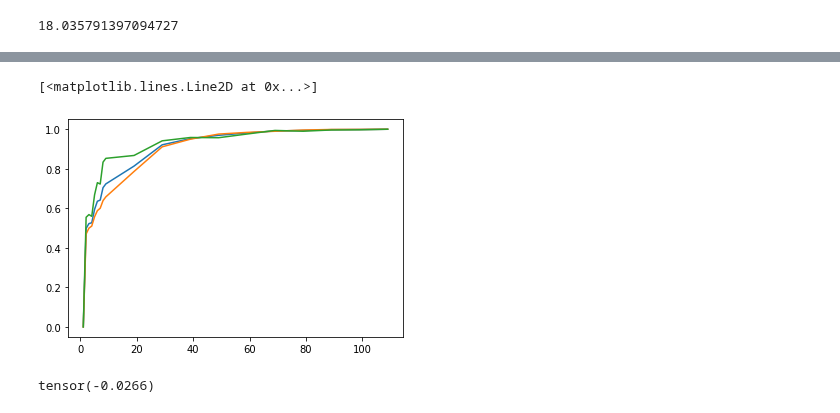
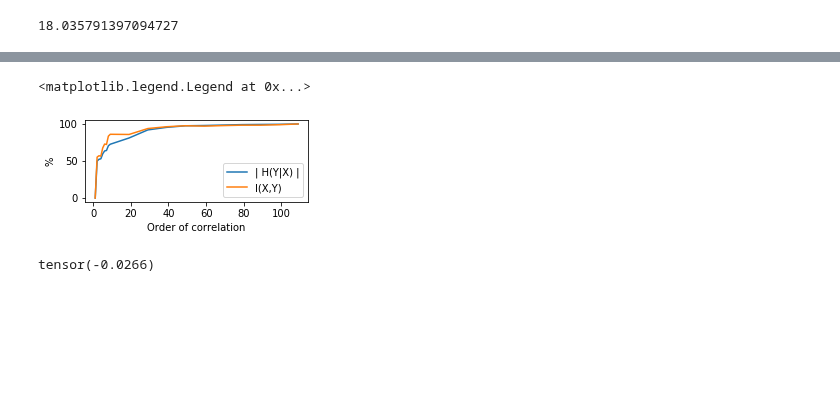
Before and after one commit to NinelK/CopulaGP, a Jupyter notebook: notebooks/vine/Vine.ipynb, the cells around one changed output, grey strips where cells are left out. Saved outputs shown, nothing was run; the diff lists cells and outputs as text; code cells hidden in the pictures; blank space fills up the shorter version.

```diff
--- a/notebooks/vine/Vine.ipynb
+++ b/notebooks/vine/Vine.ipynb
@@ -166,3 +156,7 @@ with open(f"{home}/results/Hrs_and_Hr_experimental.pkl","rb") as f:
 np.array(Hrs)[0]
 # %% [output]
 18.035791397094727
+# %%
+n=3
+layers = [[copula_layers[i][j] for j in range(n-i)] for i in range(n)]
+layers
@@ -169,3 +170,10 @@ np.array(Hrs)[0]
+# %%
+HRS = []
+for n in tqdm.tqdm(range(20)):
+    layers = [[copula_layers[i][j] for j in range(n-i)] for i in range(n)]
+    vine = CVine(layers,train_x,device=device)
+    entropy = vine.entropy(sem_tol=0.1, mc_size=4000, v=False)
+    HRS.append(-entropy.mean().item())
 # %%
 import MI
 X,Y = utils.standard_loader(f"{conf.path2data}/{exp_pref}_standard.pkl")
@@ -182,4 +181,0 @@ mi
-# %%
-device = "cuda:1"
-mi = MI.train_MINE(Y,torch.from_numpy(X).float(),H=1000,lr=0.01,device=device).item()/np.log(2)
-mi
@@ -187,0 +211,4 @@ mi
+# %%
+allH = []
+for n in range(1,20):
+    allH.append(MI.BI_KSG(X.reshape((*X.shape,1)),Y[...,:n])[1])
@@ -235,14 +288,18 @@ for n in tqdm.tqdm([0,10,20,30,40,50,60,70,80,90,100,101,102,103,104,105,106,107
 # %%
 Hrs = np.array(Hrs)
 Hr = np.array(Hr)
+plt.figure(figsize=(4,1.5))
 ns = 109-np.array([0,10,20,30,40,50,60,70,80,90,100,101,102,103,104,105,106,107,108])
-plt.plot(ns,Hr/Hr[0])
-plt.plot(ns,Hrs/Hrs[0])
-plt.plot(ns,(Hrs-Hr)/(Hrs[0]-Hr[0]))
+plt.plot(ns,100*Hr/Hr[0], label='| H(Y|X) |')
+# plt.plot(ns,Hrs/Hrs[0])
+plt.plot(ns,100*(Hrs-Hr)/(Hrs[0]-Hr[0]),label='I(X,Y)')
+plt.xlabel('Order of correlation')
+plt.ylabel('%')
+plt.legend()
 # plt.axhline(0.01,c='black',linestyle='dashed')
 # %% [output]
-[<matplotlib.lines.Line2D at 0x...>]
+<matplotlib.legend.Legend at 0x...>
-[figure, old version]
+[figure, new version]
 # %%
 conditional_model = copula_layers[0][31]
 theta0 = conditional_model.theta.mean(axis=-1)
```
Also changed, not shown: parts of 11 cells of this notebook, 13 other files.
